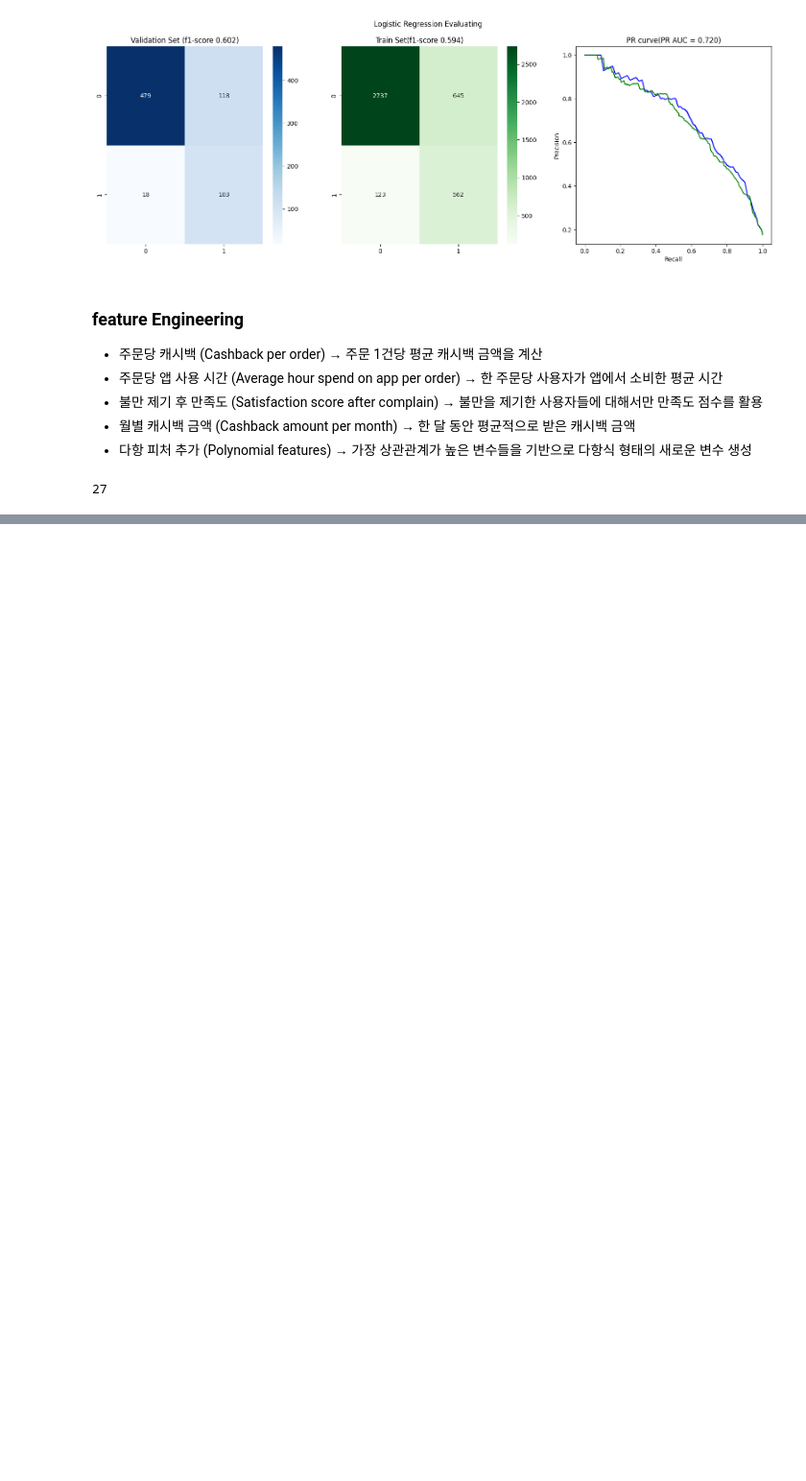
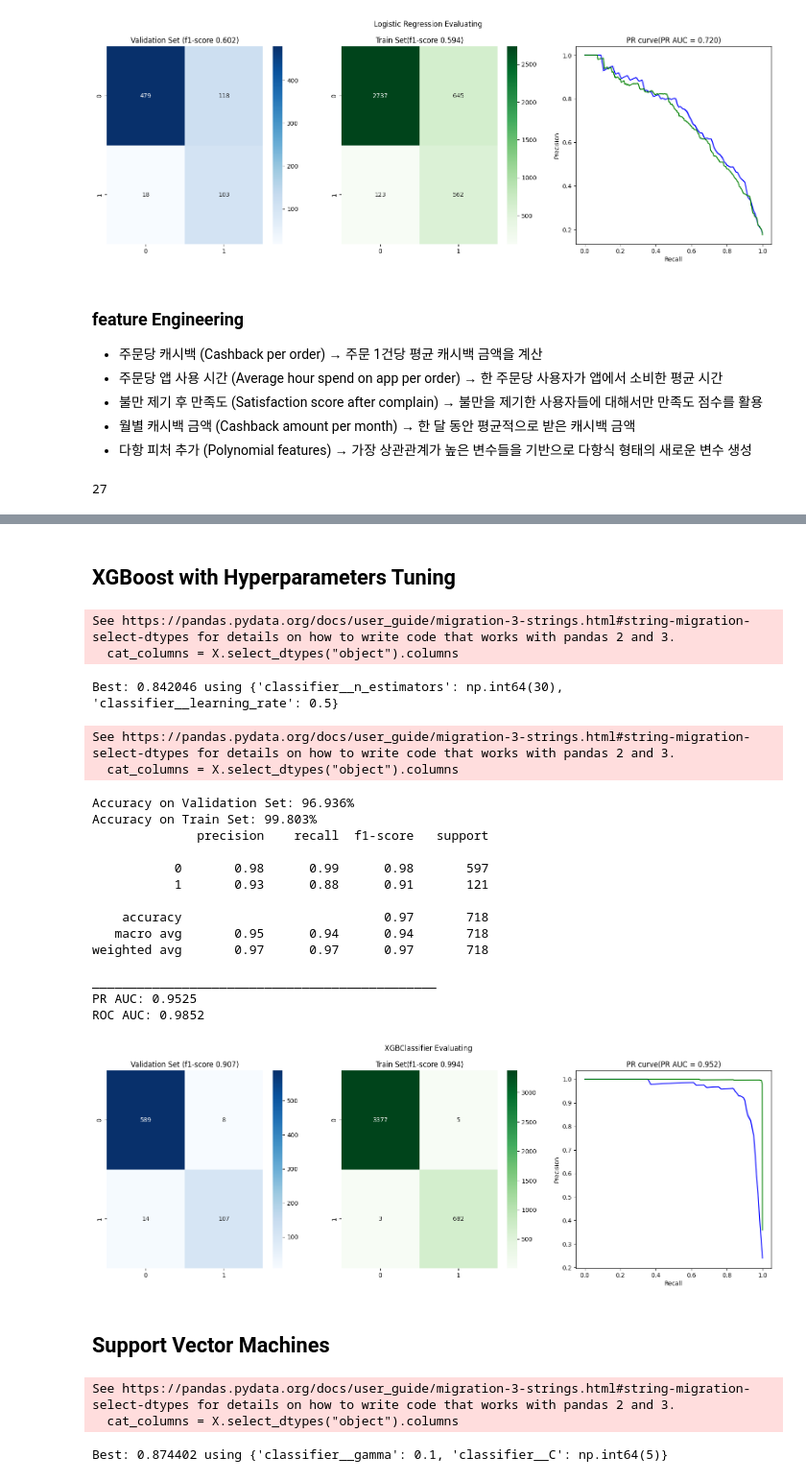
Before and after one commit to SKNETWORKS-FAMILY-AICAMP/SKN28-2nd-4Team, a Jupyter notebook: back_research/myungbin/Ecommerce_Customer/notebooks/modeling_2.ipynb, the cells around one changed output, grey strips where cells are left out. Shown at 96% size. Cells and saved outputs as stored; diff of their text form; code cells hidden in the pictures; blank space fills up the shorter version.

```diff
--- a/back_research/myungbin/Ecommerce_Customer/notebooks/modeling_2.ipynb
+++ b/back_research/myungbin/Ecommerce_Customer/notebooks/modeling_2.ipynb
@@ -234,0 +409,77 @@ len(X_train_2.columns)
+# %% [markdown]
+## XGBoost with Hyperparameters Tuning
+# %%
+# 하이퍼파라미터 자동으로 최적화 - XGBoost
+from xgboost import XGBClassifier
+
+xgb = XGBClassifier(
+    random_state=RANDOM_STATE
+    )
+
+pipeline_5 = prepare_pipeline(X_train_2, xgb)
+
+grid_xgb = dict(
+    classifier__n_estimators=np.arange(10,100,10),
+    classifier__learning_rate=[0.001,0.005,0.01,0.05,0.1,0.5,1,5]
+    )
+
+grid_search_xgb = RandomizedSearchCV(estimator=pipeline_5, param_distributions=grid_xgb, cv=cv, scoring='f1')
+grid_result_xgb = grid_search_xgb.fit(X_train_2, y_train)
+# summarize results
+print("Best: %f using %s" % (grid_result_xgb.best_score_, grid_result_xgb.best_params_))
+# %% [output]
+See https://pandas.pydata.org/docs/user_guide/migration-3-strings.html#string-migration-select-dtypes for details on how to write code that works with pandas 2 and 3.
+  cat_columns = X.select_dtypes("object").columns
+Best: 0.842046 using {'classifier__n_estimators': np.int64(30), 'classifier__learning_rate': 0.5}
+# %%
+xgb_2 = XGBClassifier(
+    random_state=RANDOM_STATE,
+    learning_rate = grid_result_xgb.best_params_["classifier__learning_rate"],
+    n_estimators = grid_result_xgb.best_params_["classifier__n_estimators"]
+    )
+
+pipeline_6 = prepare_pipeline(X_train_2, xgb_2)
+
+pipeline_6.fit(X_train_2,y_train)
+model = 'XGBClassifier'
+
+collect_results.append(model_evaluation(pipeline_6, X_val_2, y_val,  X_train_2, y_train, model=model))
+# %% [output]
+See https://pandas.pydata.org/docs/user_guide/migration-3-strings.html#string-migration-select-dtypes for details on how to write code that works with pandas 2 and 3.
+  cat_columns = X.select_dtypes("object").columns
+Accuracy on Validation Set: 96.936%
+Accuracy on Train Set: 99.803%
+              precision    recall  f1-score   support
+
+           0       0.98      0.99      0.98       597
+           1       0.93      0.88      0.91       121
+
+    accuracy                           0.97       718
+   macro avg       0.95      0.94      0.94       718
+weighted avg       0.97      0.97      0.97       718
+
+______________________________________________
+PR AUC: 0.9525
+ROC AUC: 0.9852
+[figure, added]
+# %% [markdown]
+## Support Vector Machines
+# %%
+# 하이퍼파라미터 자동으로 최적화 - SVM
+from sklearn.svm import SVC
+
+grid_svc = {
+    "classifier__C":np.arange(1,7,1),
+    'classifier__gamma':[0.01,0.05,0.1,0.5,1,5]
+    }
+svm = SVC(random_state=RANDOM_STATE)
+pipeline_7 = prepare_pipeline(X_train_2, svm)
+cv = RepeatedStratifiedKFold(n_splits=10, n_repeats=3, random_state=RANDOM_STATE)
+grid_search_svm = RandomizedSearchCV(estimator=pipeline_7, param_distributions=grid_svc, cv=cv, scoring='f1')
+grid_result_svm = grid_search_svm.fit(X_train_2, y_train)
+# summarize results
+print("Best: %f using %s" % (grid_result_svm.best_score_, grid_result_svm.best_params_))
+# %% [output]
+See https://pandas.pydata.org/docs/user_guide/migration-3-strings.html#string-migration-select-dtypes for details on how to write code that works with pandas 2 and 3.
+  cat_columns = X.select_dtypes("object").columns
+Best: 0.874402 using {'classifier__gamma': 0.1, 'classifier__C': np.int64(5)}
```
Also changed, not shown: parts of 20 cells of this notebook.
